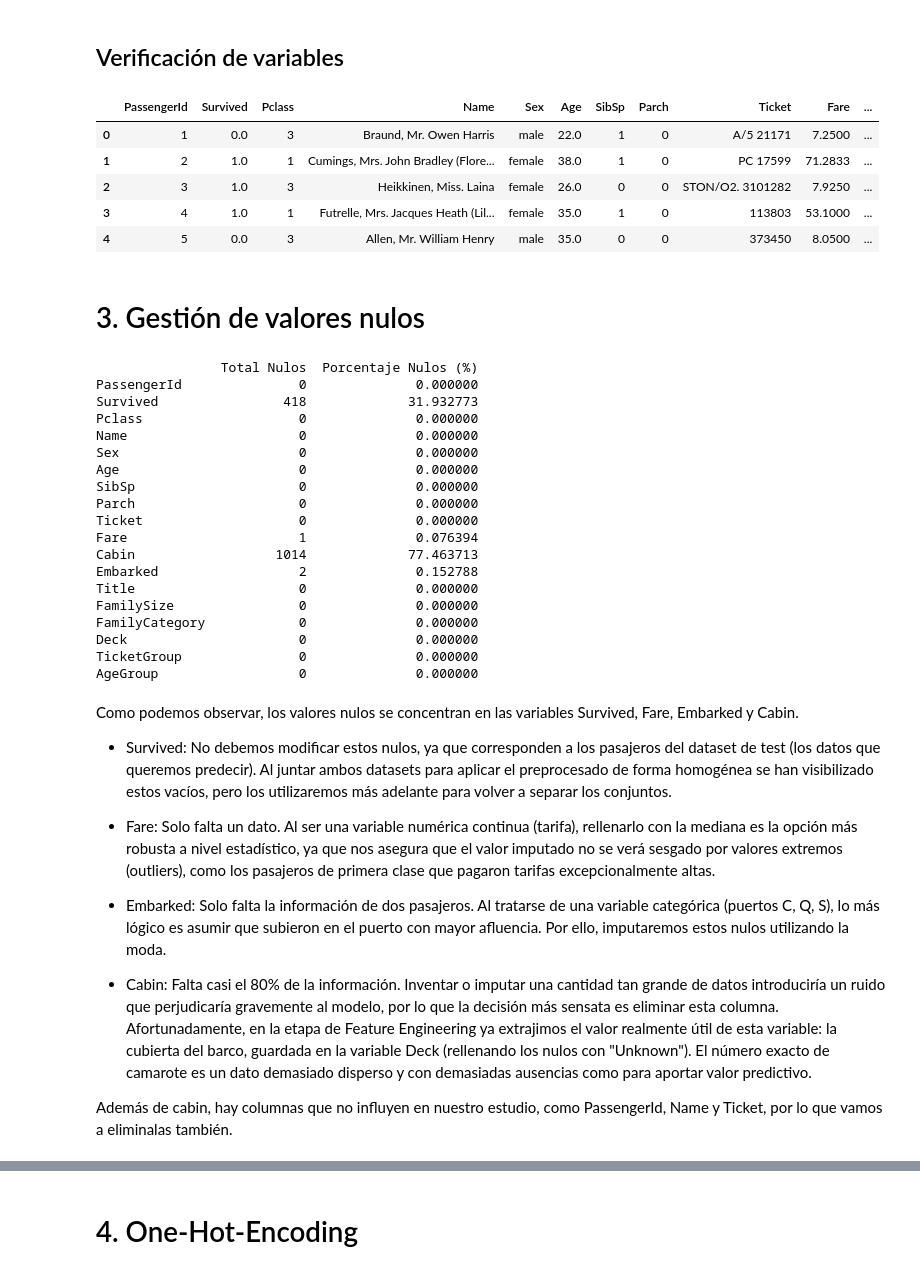
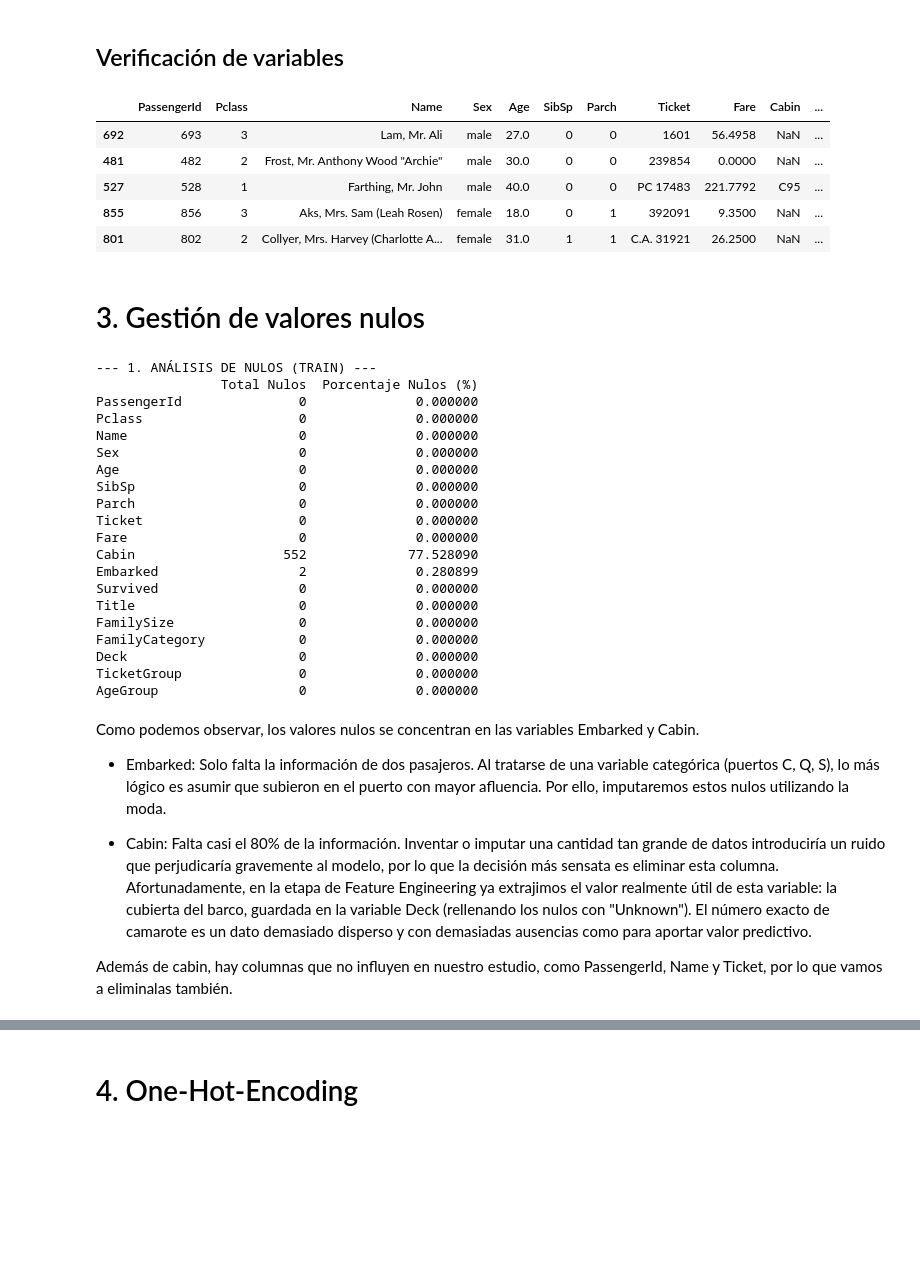
Before and after one commit to MenciaMH/titanic_ml_project, a Jupyter notebook: preprocesado.ipynb, the cells around one changed output, grey strips where cells are left out. Cells and saved outputs as stored; diff of their text form; code cells hidden in the pictures; blank space fills up the shorter version.

Commit message:
Preprocesado corregido

```diff
--- a/preprocesado.ipynb
+++ b/preprocesado.ipynb
@@ -29,2 +45,0 @@ full = pd.concat([train_df, test_df], axis=0, ignore_index=True)
-# %%
-df = full.copy()
@@ -162,8 +186,13 @@ Queremos extraer este dato ya que la cubierta puede estar relacionada con:
 - Clase social
 - Ubicación en el barco
 # %%
-df["Deck"] = df["Cabin"].str[0]
-df["Deck"] = df["Deck"].fillna("Unknown")
+def add_deck(df):
+    # Extraemos la cubierta desde Cabin
+    df["Deck"] = df["Cabin"].str[0].fillna("Unknown")
+    return df
+
+train_df = add_deck(train_df)
+test_df = add_deck(test_df)
 # %% [markdown]
 ## Ticket Group
 
@@ -178,5 +209,18 @@ Puede aportar información similar a `FamilySize`, pero capturando relaciones no
 # %%
-df["TicketGroup"] = df.groupby("Ticket")["Ticket"].transform("count")
+# frecuencia en TRAIN
+ticket_counts = train_df["Ticket"].value_counts()
+
+# train
+train_df["TicketGroup"] = train_df["Ticket"].map(ticket_counts)
+
+# test
+test_df["TicketGroup"] = test_df["Ticket"].map(ticket_counts)
+
+# los tickets nuevos en test se rellenan con 1 (viajero solo)
+test_df["TicketGroup"] = test_df["TicketGroup"].fillna(1)
+
+# seguridad train
+train_df["TicketGroup"] = train_df["TicketGroup"].fillna(1)
 # %% [markdown]
 ## Age group
 # %% [markdown]
@@ -243,33 +326,32 @@ Podemos observar que la media y desviación estándar apenas han cambiado, por l
 # %% [markdown]
 ## Verificación de variables
 # %%
-df.head()
+train_df.head()
 # %% [output]
-|  | PassengerId | Survived | Pclass | Name | Sex | Age | SibSp | Parch | Ticket | Fare | ... |
-| 0 | 1 | 0.0 | 3 | Braund, Mr. Owen Harris | male | 22.0 | 1 | 0 | A/5 21171 | 7.2500 | ... |
-| 1 | 2 | 1.0 | 1 | Cumings, Mrs. John Bradley (Flore... | female | 38.0 | 1 | 0 | PC 17599 | 71.2833 | ... |
-| 2 | 3 | 1.0 | 3 | Heikkinen, Miss. Laina | female | 26.0 | 0 | 0 | STON/O2. 3101282 | 7.9250 | ... |
-| 3 | 4 | 1.0 | 1 | Futrelle, Mrs. Jacques Heath (Lil... | female | 35.0 | 1 | 0 | 113803 | 53.1000 | ... |
-| 4 | 5 | 0.0 | 3 | Allen, Mr. William Henry | male | 35.0 | 0 | 0 | 373450 | 8.0500 | ... |
+|  | PassengerId | Pclass | Name | Sex | Age | SibSp | Parch | Ticket | Fare | Cabin | ... |
+| 692 | 693 | 3 | Lam, Mr. Ali | male | 27.0 | 0 | 0 | 1601 | 56.4958 | NaN | ... |
+| 481 | 482 | 2 | Frost, Mr. Anthony Wood "Archie" | male | 30.0 | 0 | 0 | 239854 | 0.0000 | NaN | ... |
+| 527 | 528 | 1 | Farthing, Mr. John | male | 40.0 | 0 | 0 | PC 17483 | 221.7792 | C95 | ... |
+| 855 | 856 | 3 | Aks, Mrs. Sam (Leah Rosen) | female | 18.0 | 0 | 1 | 392091 | 9.3500 | NaN | ... |
+| 801 | 802 | 2 | Collyer, Mrs. Harvey (Charlotte A... | female | 31.0 | 1 | 1 | C.A. 31921 | 26.2500 | NaN | ... |
 # %% [markdown]
 # 3. Gestión de valores nulos
 # %%
-# Calcular el total absoluto de nulos por columna
-total_nulos = df.isnull().sum()
+print("--- 1. ANÁLISIS DE NULOS (TRAIN) ---")
 
-# Calcular el porcentaje que representan sobre el total del dataset
-porcentaje_nulos = (df.isnull().sum() / len(df)) * 100
+total_nulos = train_df.isnull().sum()
+porcentaje_nulos = (train_df.isnull().sum() / len(train_df)) * 100
 
-# Crear un DataFrame para mostrar los resultados
 nulos_df = pd.DataFrame({
-    'Total Nulos': total_nulos,
-    'Porcentaje Nulos (%)': porcentaje_nulos
+    "Total Nulos": total_nulos,
+    "Porcentaje Nulos (%)": porcentaje_nulos
 })
+
 print(nulos_df)
 # %% [output]
+--- 1. ANÁLISIS DE NULOS (TRAIN) ---
                 Total Nulos  Porcentaje Nulos (%)
 PassengerId               0              0.000000
-Survived                418             31.932773
 Pclass                    0              0.000000
 Name                      0              0.000000
 Sex                       0              0.000000
@@ -277,9 +359,10 @@ Age                       0              0.000000
 SibSp                     0              0.000000
 Parch                     0              0.000000
 Ticket                    0              0.000000
-Fare                      1              0.076394
-Cabin                  1014             77.463713
-Embarked                  2              0.152788
+Fare                      0              0.000000
+Cabin                   552             77.528090
+Embarked                  2              0.280899
+Survived                  0              0.000000
 Title                     0              0.000000
 FamilySize                0              0.000000
 FamilyCategory            0              0.000000
@@ -287,11 +370,7 @@ Deck                      0              0.000000
 TicketGroup               0              0.000000
 AgeGroup                  0              0.000000
 # %% [markdown]
-Como podemos observar, los valores nulos se concentran en las variables Survived, Fare, Embarked y Cabin.
-
-- Survived: No debemos modificar estos nulos, ya que corresponden a los pasajeros del dataset de test (los datos que queremos predecir). Al juntar ambos datasets para aplicar el preprocesado de forma homogénea se han visibilizado estos vacíos, pero los utilizaremos más adelante para volver a separar los conjuntos.
-
-- Fare: Solo falta un dato. Al ser una variable numérica continua (tarifa), rellenarlo con la mediana es la opción más robusta a nivel estadístico, ya que nos asegura que el valor imputado no se verá sesgado por valores extremos (outliers), como los pasajeros de primera clase que pagaron tarifas excepcionalmente altas.
+Como podemos observar, los valores nulos se concentran en las variables Embarked y Cabin.
 
 - Embarked: Solo falta la información de dos pasajeros. Al tratarse de una variable categórica (puertos C, Q, S), lo más lógico es asumir que subieron en el puerto con mayor afluencia. Por ello, imputaremos estos nulos utilizando la moda.
 
```
Also changed, not shown: parts of 19 cells of this notebook, 7 other files.
